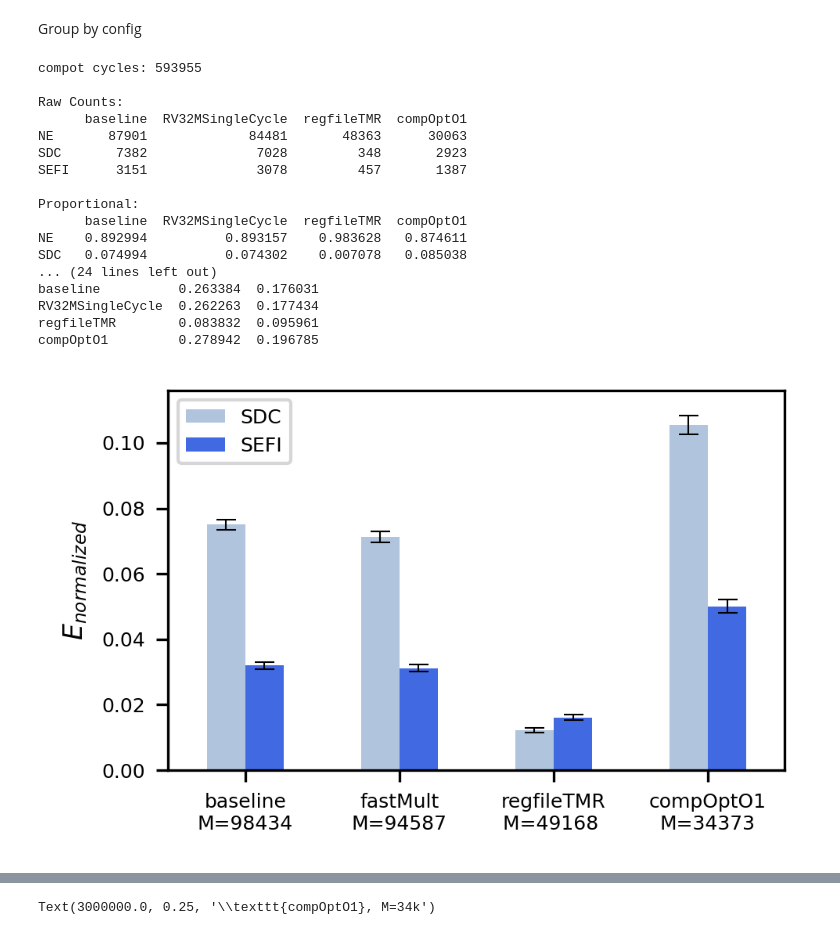
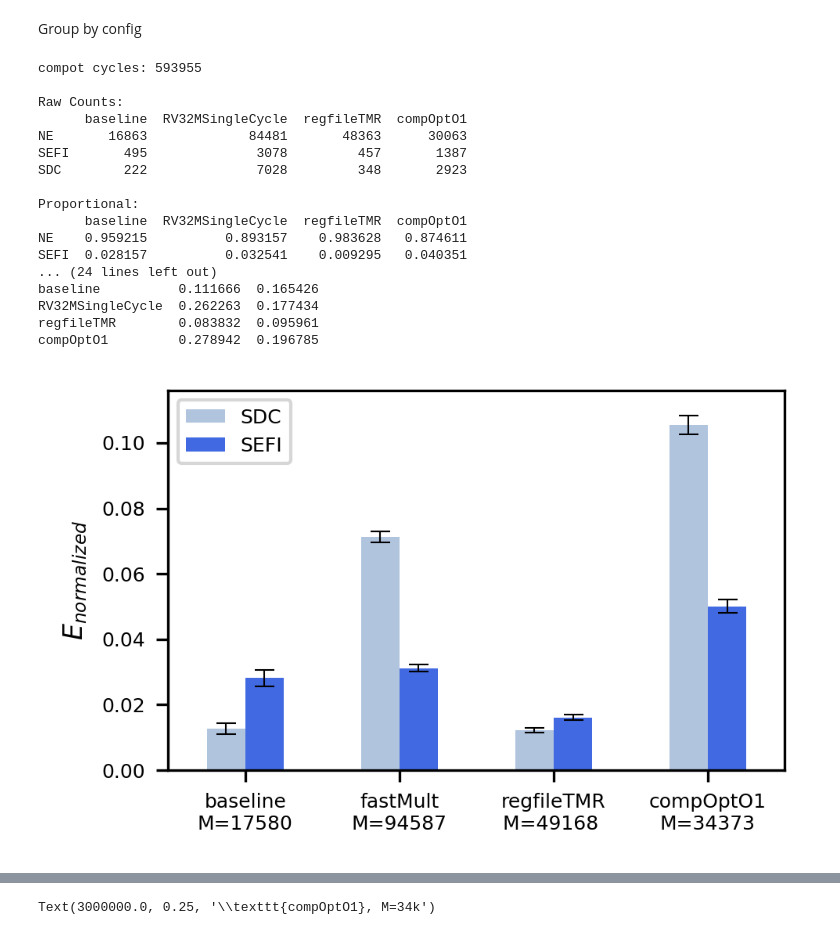
Before and after one commit to ahll19/PULSE, a Jupyter notebook: nsrec_plots.ipynb, the cells around one changed output, grey strips where cells are left out. Saved outputs shown, nothing was run; the diff lists cells and outputs as text; code cells hidden in the pictures.

```diff
--- a/nsrec_plots.ipynb
+++ b/nsrec_plots.ipynb
@@ -43,7 +46,7 @@ a boolean indicating if the raw data is to be parsed and cached.
 """
 
 data_set_info = {
-    "baseline"          : ["src/run_info/ibex_coremark.ini", 0],
+    "baseline"          : ["src/run_info/ibex_coremark.ini", 1],
     "RV32MSingleCycle"  : ["src/run_info/ibex_RV32MSingleCycle_coremark.ini", 0],
     "regfileTMR"  : ["src/run_info/ibex_regfileTMR.ini", 0],
     "compOptO1"  : ["src/run_info/ibex_compOptO1.ini", 0]
@@ -121,7 +215,7 @@ from src.analysis.structures.error_definitions import (
     BaseError,
 )
 
-x_tick_locs = np.arange(len(data_sets.keys()))
+# x_tick_locs = np.arange(len(data_sets.keys()))
 
 
 # provide which errors are to be plotted
@@ -217,40 +311,40 @@ if transpose:
         ax.set_ylabel(r"$E_{normalized}$")
     else:
         ax.set_ylabel(r"Proportional Error $E$")
 
 fig = ax.get_figure()
 fig.savefig(f"plots/multi_bar_four_configs", bbox_inches="tight")
     # ax = df_r.plot.bar(
     #     color=[error_class.color for error_class in errors_classes_to_plot],
     #     yerr=df_conf/2,
     #     capsize=3,
     #     rot=0
     # )
     # for container in ax.containers:
     #     ax.bar_label(container,padding=3)
     # for i, name in enumerate(name_list):
     #     text = f"$\sigma={{{std[name]:.1e}}}$\n"
     #     text += f"CI size: {2*ci[name]:.1e}\n"
     #     ax.text(i - 0.2, text_height, text, color="black")
 # %% [output]
 compot cycles: 593955
 
 Raw Counts:
       baseline  RV32MSingleCycle  regfileTMR  compOptO1
-NE       87901             84481       48363      30063
-SDC       7382              7028         348       2923
-SEFI      3151              3078         457       1387
+NE       16863             84481       48363      30063
+SEFI       495              3078         457       1387
+SDC        222              7028         348       2923
 
 Proportional:
       baseline  RV32MSingleCycle  regfileTMR  compOptO1
-NE    0.892994          0.893157    0.983628   0.874611
-SDC   0.074994          0.074302    0.007078   0.085038
+NE    0.959215          0.893157    0.983628   0.874611
+SEFI  0.028157          0.032541    0.009295   0.040351
 ... (24 lines left out)
-baseline          0.263384  0.176031
+baseline          0.111666  0.165426
 RV32MSingleCycle  0.262263  0.177434
 regfileTMR        0.083832  0.095961
 compOptO1         0.278942  0.196785
-[figure, old version]
+[figure, new version]
 # %%
 
 from src.analysis.structures.error_definitions import (
```
Also changed, not shown: parts of 8 cells of this notebook, 2 other files.
